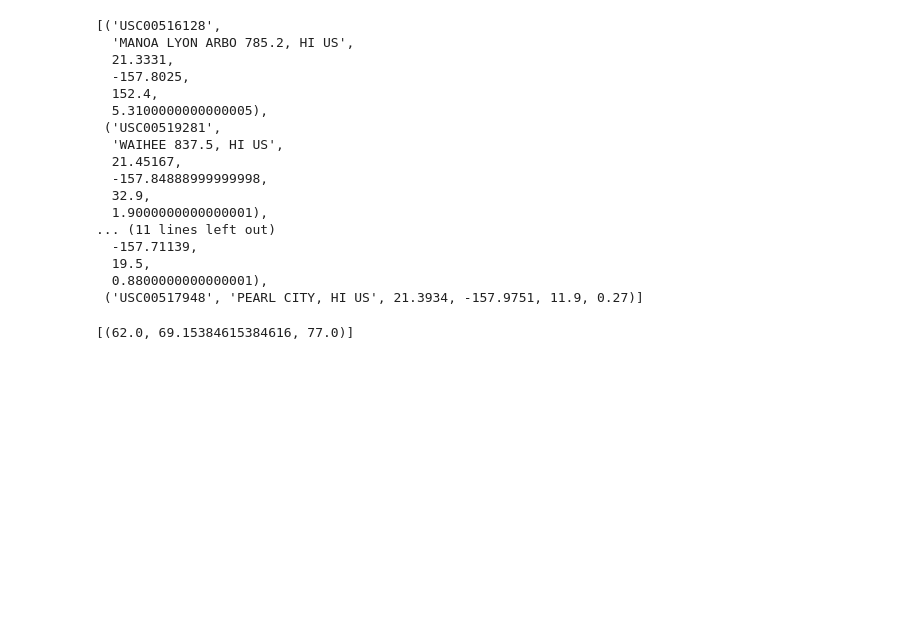
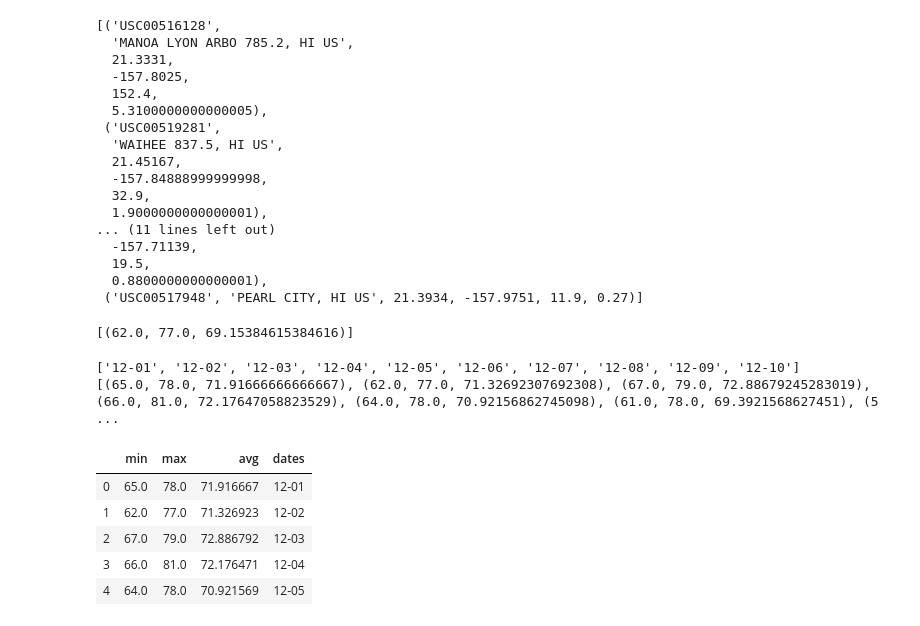
Before and after one commit to scottinsactown/Hawaii-Climate-Analysis, a Jupyter notebook: climate_analysis.ipynb, the cells around one changed output. Cells and saved outputs as stored; diff of their text form; code cells hidden in the pictures; blank space fills up the shorter version.

```diff
--- a/climate_analysis.ipynb
+++ b/climate_analysis.ipynb
@@ -287,8 +290,8 @@ query
   0.8800000000000001),
  ('USC00517948', 'PEARL CITY, HI US', 21.3934, -157.9751, 11.9, 0.27)]
 # %%
-# Create a query that will calculate the daily normals
-# (i.e. the averages for tmin, tmax, and tavg for all historic data matching a specific month and day)
+# Function that will calculate the daily normals:
+# The averages for tmin, tmax, and tavg for all historic data matching a specific month and day
 
 def daily_normals(date):
     """Daily Normals.
@@ -301,9 +304,9 @@ def daily_normals(date):
 
     """
 
-    sel = [func.min(Measurement.tobs), func.avg(Measurement.tobs), func.max(Measurement.tobs)]
+    sel = [func.min(Measurement.tobs), func.max(Measurement.tobs), func.avg(Measurement.tobs)]
     return session.query(*sel).filter(func.strftime("%m-%d", Measurement.date) == date).all()
 
 daily_normals("01-01")
 # %% [output]
-[(62.0, 69.15384615384616, 77.0)]
+[(62.0, 77.0, 69.15384615384616)]
@@ -321,2 +313,35 @@ daily_normals("01-01")
+# %%
+# Analyze weather during a hypothetical vacation
+start_date = dt.datetime(2016,12,1)
+length = 10
+date_list =[]
+
+# Generate list of dates in format that works with daily_normals function
+for x in range (0,length):
+    date_list.append(f"{start_date.month}-{'{:02}'.format(start_date.day)}")
+    start_date += dt.timedelta(days=1)
+print(date_list)
+
+# Run dates through daily_normals function
+normals=[]
+for date in date_list:
+    normals.append(daily_normals(date))
+
+# Transform daily_normals function produced list into format for dataframe
+normals1 = [i[0]for i in normals]
+print(normals1)
+# %% [output]
+['12-01', '12-02', '12-03', '12-04', '12-05', '12-06', '12-07', '12-08', '12-09', '12-10']
+[(65.0, 78.0, 71.91666666666667), (62.0, 77.0, 71.32692307692308), (67.0, 79.0, 72.88679245283019), (66.0, 81.0, 72.17647058823529), (64.0, 78.0, 70.92156862745098), (61.0, 78.0, 69.3921568627451), (5 ...
 # %%
 # Load the previous query results into a Pandas DataFrame and add the `trip_dates` range as the `date` index
+df1 = pd.DataFrame.from_records(normals1,columns=['min','max','avg'])
+df1['dates']=date_list
+df1.head()
+# %% [output]
+|  | min | max | avg | dates |
+| 0 | 65.0 | 78.0 | 71.916667 | 12-01 |
+| 1 | 62.0 | 77.0 | 71.326923 | 12-02 |
+| 2 | 67.0 | 79.0 | 72.886792 | 12-03 |
+| 3 | 66.0 | 81.0 | 72.176471 | 12-04 |
+| 4 | 64.0 | 78.0 | 70.921569 | 12-05 |
```
Also changed, not shown: parts of 20 cells of this notebook.
